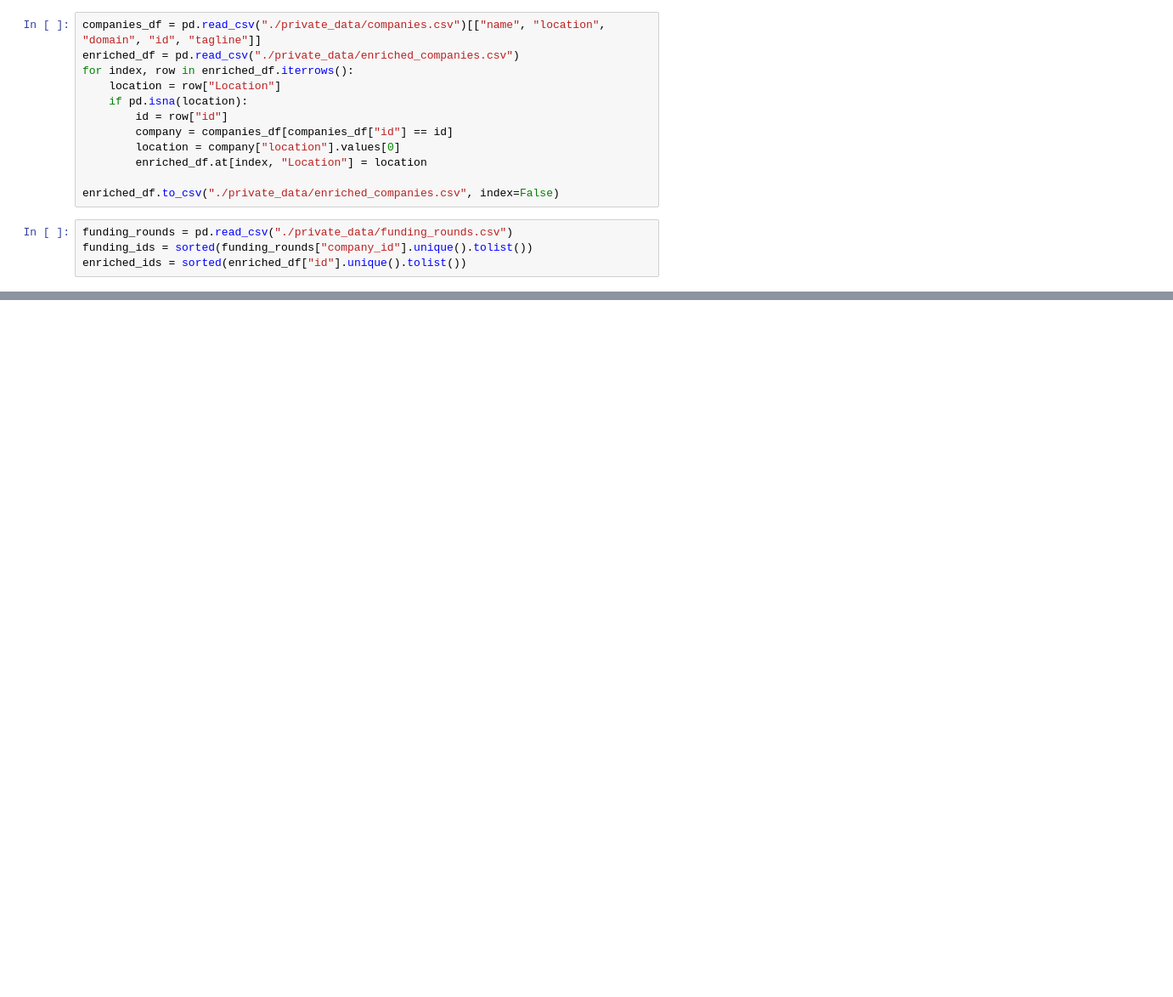
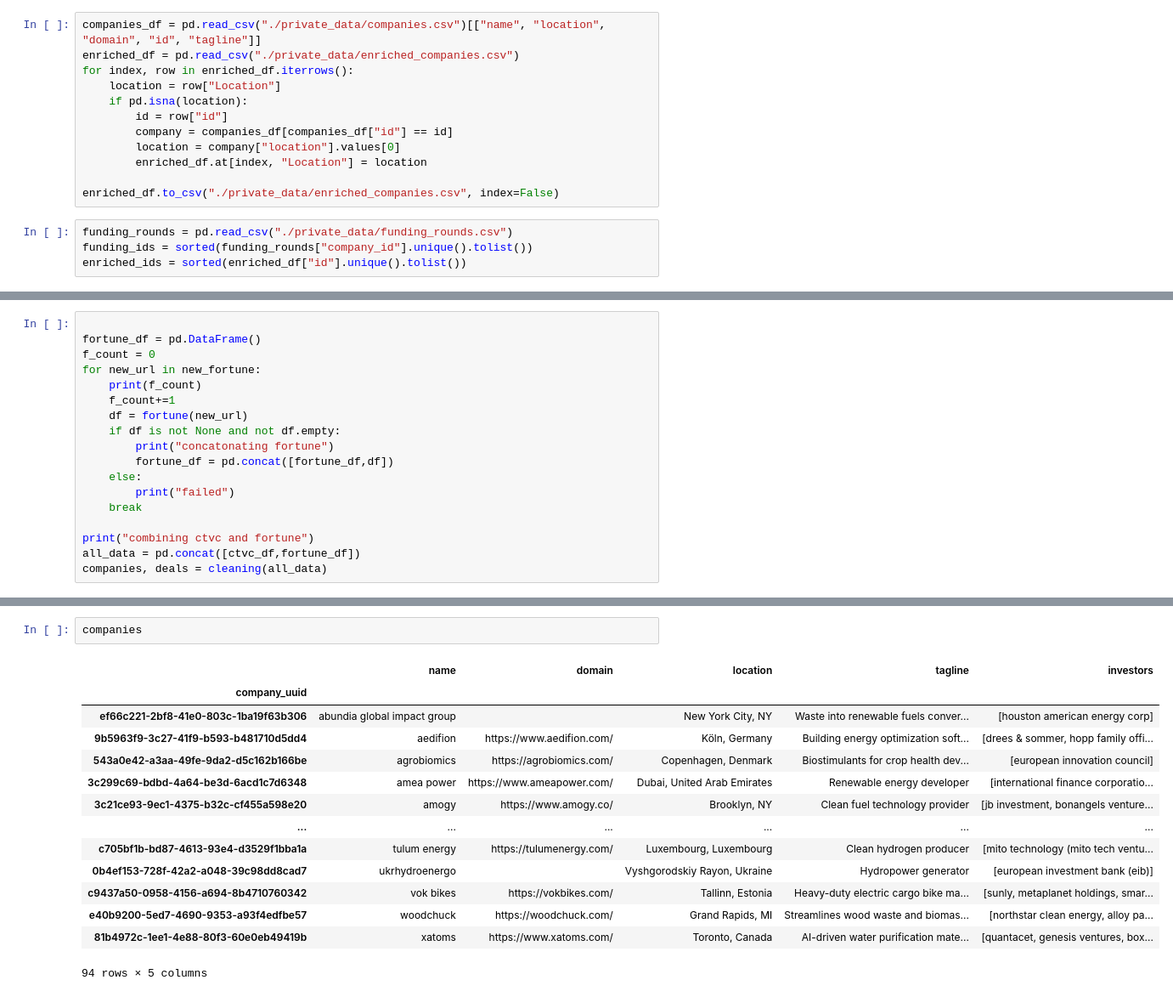
Before and after one commit to clbanjai/Energize-Internship, a Jupyter notebook: temp.ipynb, the cells around one changed output, grey strips where cells are left out. Shown at 85% size. Cells and saved outputs as stored; diff of their text form; blank space fills up the shorter version.

```diff
--- a/temp.ipynb
+++ b/temp.ipynb
@@ -22,0 +608,18 @@ True
+# %%
+
+fortune_df = pd.DataFrame()
+f_count = 0
+for new_url in new_fortune:
+    print(f_count)
+    f_count+=1
+    df = fortune(new_url)
+    if df is not None and not df.empty:
+        print("concatonating fortune")
+        fortune_df = pd.concat([fortune_df,df])
+    else:
+        print("failed")
+    break
+
+print("combining ctvc and fortune")
+all_data = pd.concat([ctvc_df,fortune_df])
+companies, deals = cleaning(all_data)
@@ -22,0 +635,17 @@ True
+# %%
+companies
+# %% [output]
+|  | name | domain | location | tagline | investors |
+| company_uuid |  |  |  |  |  |
+| ef66c221-2bf8-41e0-803c-1ba19f63b306 | abundia global impact group |  | New York City, NY | Waste into renewable fuels conver... | [houston american energy corp] |
+| 9b5963f9-3c27-41f9-b593-b481710d5dd4 | aedifion | https://www.aedifion.com/ | Köln, Germany | Building energy optimization soft... | [drees & sommer, hopp family offi... |
+| 543a0e42-a3aa-49fe-9da2-d5c162b166be | agrobiomics | https://agrobiomics.com/ | Copenhagen, Denmark | Biostimulants for crop health dev... | [european innovation council] |
+| 3c299c69-bdbd-4a64-be3d-6acd1c7d6348 | amea power | https://www.ameapower.com/ | Dubai, United Arab Emirates | Renewable energy developer | [international finance corporatio... |
+| 3c21ce93-9ec1-4375-b32c-cf455a598e20 | amogy | https://www.amogy.co/ | Brooklyn, NY | Clean fuel technology provider | [jb investment, bonangels venture... |
+| ... | ... | ... | ... | ... | ... |
+| c705bf1b-bd87-4613-93e4-d3529f1bba1a | tulum energy | https://tulumenergy.com/ | Luxembourg, Luxembourg | Clean hydrogen producer | [mito technology (mito tech ventu... |
+| 0b4ef153-728f-42a2-a048-39c98dd8cad7 | ukrhydroenergo |  | Vyshgorodskiy Rayon, Ukraine | Hydropower generator | [european investment bank (eib)] |
+| c9437a50-0958-4156-a694-8b4710760342 | vok bikes | https://vokbikes.com/ | Tallinn, Estonia | Heavy-duty electric cargo bike ma... | [sunly, metaplanet holdings, smar... |
+| e40b9200-5ed7-4690-9353-a93f4edfbe57 | woodchuck | https://woodchuck.com/ | Grand Rapids, MI | Streamlines wood waste and biomas... | [northstar clean energy, alloy pa... |
+| 81b4972c-1ee1-4e88-80f3-60e0eb49419b | xatoms | https://www.xatoms.com/ | Toronto, Canada | AI-driven water purification mate... | [quantacet, genesis ventures, box... |
+94 rows × 5 columns
```
Also changed, not shown: parts of 36 cells of this notebook, 30 other files.
